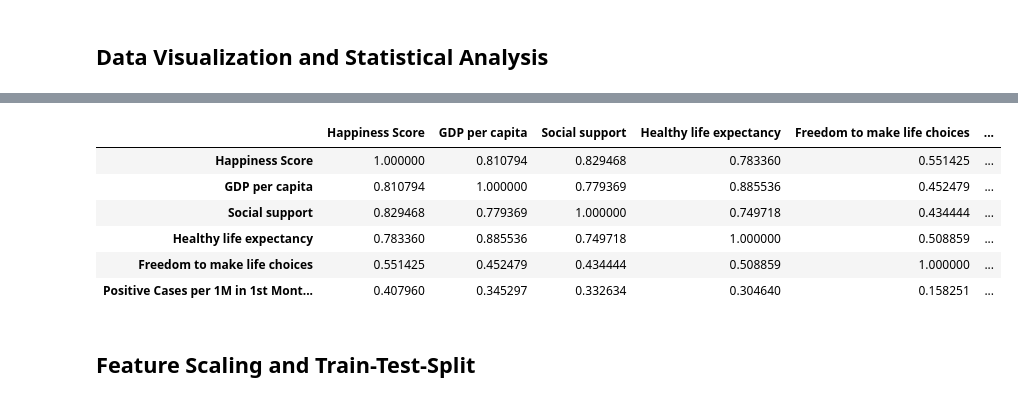
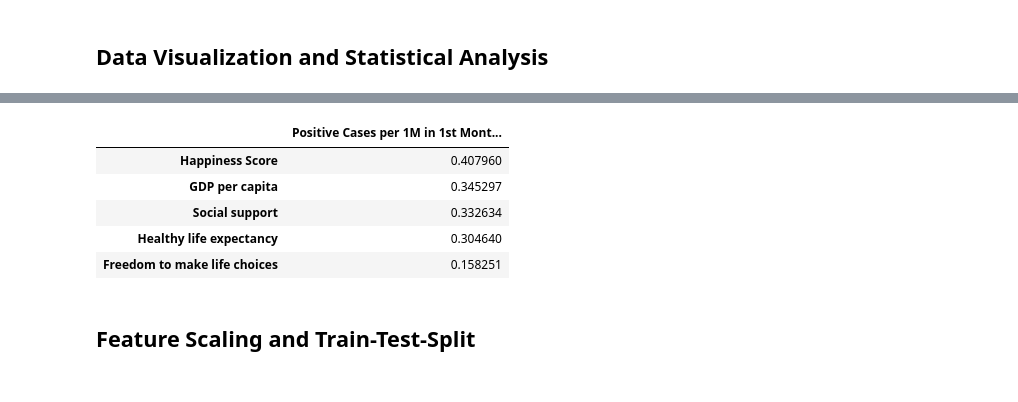
Before and after one commit to emiliopm1997/COVID19_Project, a Jupyter notebook: COVID-19 Project.ipynb, the cells around one changed output, grey strips where cells are left out. Cells and saved outputs as stored; diff of their text form; code cells hidden in the pictures.

```diff
--- a/COVID-19 Project.ipynb
+++ b/COVID-19 Project.ipynb
@@ -448,13 +456,12 @@ plt.show()
 # %%
-df_cleaned.corr()
+df_cleaned.corr().iloc[:-1,-1].to_frame()
 # %% [output]
-|  | Happiness Score | GDP per capita | Social support | Healthy life expectancy | Freedom to make life choices | ... |
-| Happiness Score | 1.000000 | 0.810794 | 0.829468 | 0.783360 | 0.551425 | ... |
-| GDP per capita | 0.810794 | 1.000000 | 0.779369 | 0.885536 | 0.452479 | ... |
-| Social support | 0.829468 | 0.779369 | 1.000000 | 0.749718 | 0.434444 | ... |
-| Healthy life expectancy | 0.783360 | 0.885536 | 0.749718 | 1.000000 | 0.508859 | ... |
-| Freedom to make life choices | 0.551425 | 0.452479 | 0.434444 | 0.508859 | 1.000000 | ... |
-| Positive Cases per 1M in 1st Mont... | 0.407960 | 0.345297 | 0.332634 | 0.304640 | 0.158251 | ... |
+|  | Positive Cases per 1M in 1st Mont... |
+| Happiness Score | 0.407960 |
+| GDP per capita | 0.345297 |
+| Social support | 0.332634 |
+| Healthy life expectancy | 0.304640 |
+| Freedom to make life choices | 0.158251 |
 # %% [markdown]
 ## Feature Scaling and Train-Test-Split
 # %%
```
Also changed, not shown: parts of 34 cells of this notebook, 1 other file.
